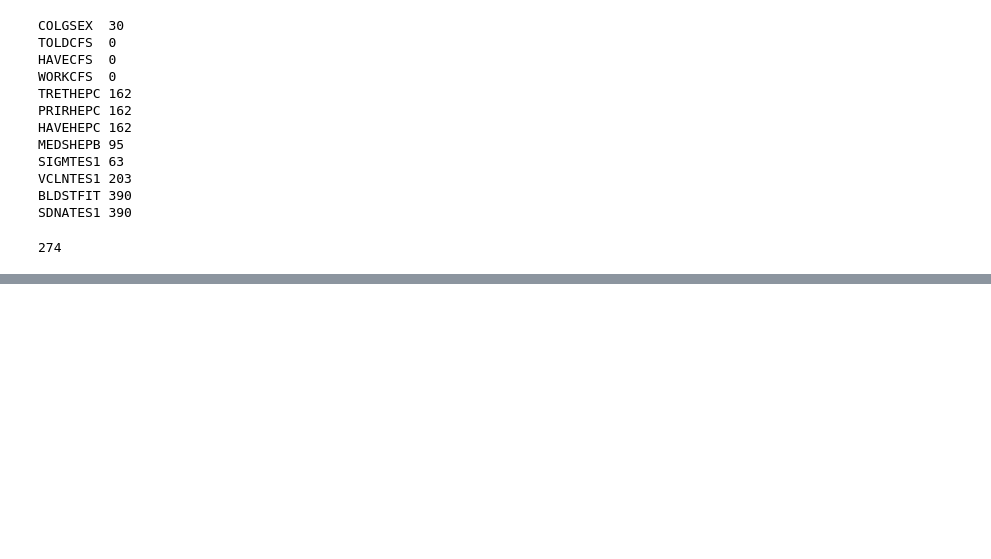
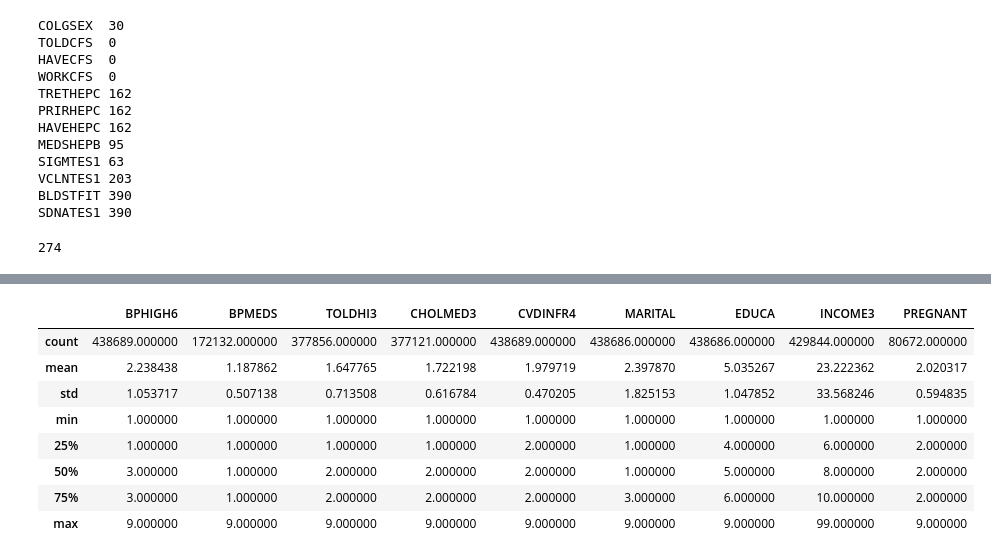
Before and after one commit to puhalskib/adv-p-health, a Jupyter notebook: main.ipynb, the cells around one changed output, grey strips where cells are left out. Saved outputs shown, nothing was run; the diff lists cells and outputs as text; code cells hidden in the pictures; blank space fills up the shorter version.

```diff
--- a/main.ipynb
+++ b/main.ipynb
@@ -197,0 +219,12 @@ df2.columns.size
+# %%
+df2[['BPHIGH6', 'BPMEDS', 'TOLDHI3', 'CHOLMED3', 'CVDINFR4', 'MARITAL', 'EDUCA', 'INCOME3', 'PREGNANT']].describe()
+# %% [output]
+|  | BPHIGH6 | BPMEDS | TOLDHI3 | CHOLMED3 | CVDINFR4 | MARITAL | EDUCA | INCOME3 | PREGNANT |
+| count | 438689.000000 | 172132.000000 | 377856.000000 | 377121.000000 | 438689.000000 | 438686.000000 | 438686.000000 | 429844.000000 | 80672.000000 |
+| mean | 2.238438 | 1.187862 | 1.647765 | 1.722198 | 1.979719 | 2.397870 | 5.035267 | 23.222362 | 2.020317 |
+| std | 1.053717 | 0.507138 | 0.713508 | 0.616784 | 0.470205 | 1.825153 | 1.047852 | 33.568246 | 0.594835 |
+| min | 1.000000 | 1.000000 | 1.000000 | 1.000000 | 1.000000 | 1.000000 | 1.000000 | 1.000000 | 1.000000 |
+| 25% | 1.000000 | 1.000000 | 1.000000 | 1.000000 | 2.000000 | 1.000000 | 4.000000 | 6.000000 | 2.000000 |
+| 50% | 3.000000 | 1.000000 | 2.000000 | 2.000000 | 2.000000 | 1.000000 | 5.000000 | 8.000000 | 2.000000 |
+| 75% | 3.000000 | 1.000000 | 2.000000 | 2.000000 | 2.000000 | 3.000000 | 6.000000 | 10.000000 | 2.000000 |
+| max | 9.000000 | 9.000000 | 9.000000 | 9.000000 | 9.000000 | 9.000000 | 9.000000 | 99.000000 | 9.000000 |
```
Also changed, not shown: parts of 11 cells of this notebook, 5 other files.
